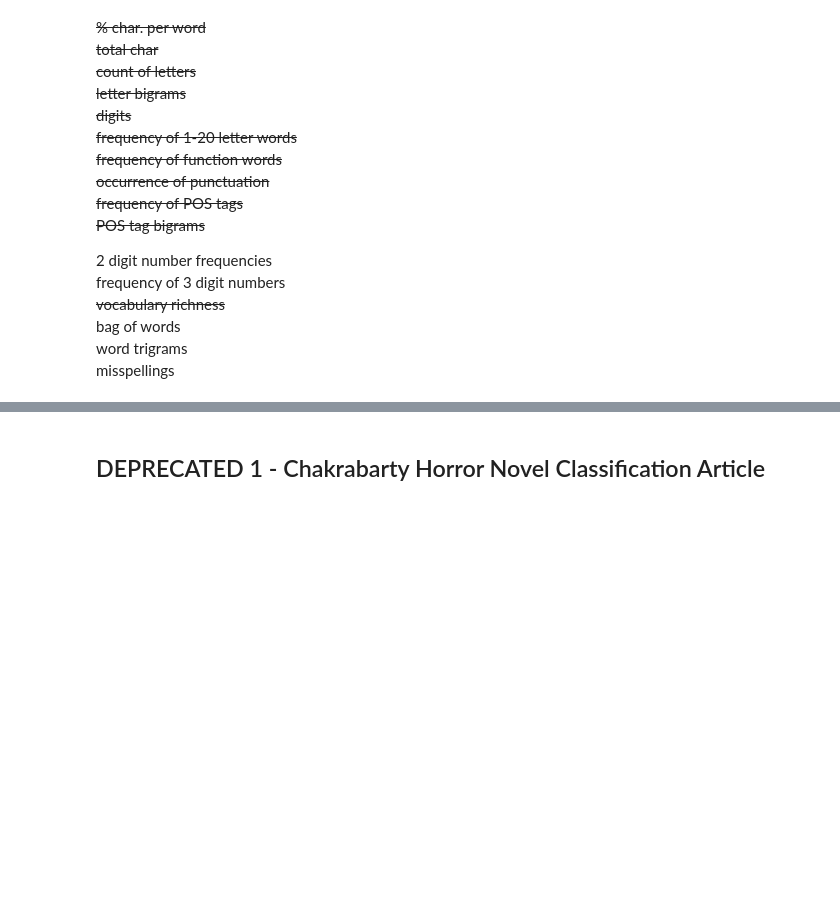
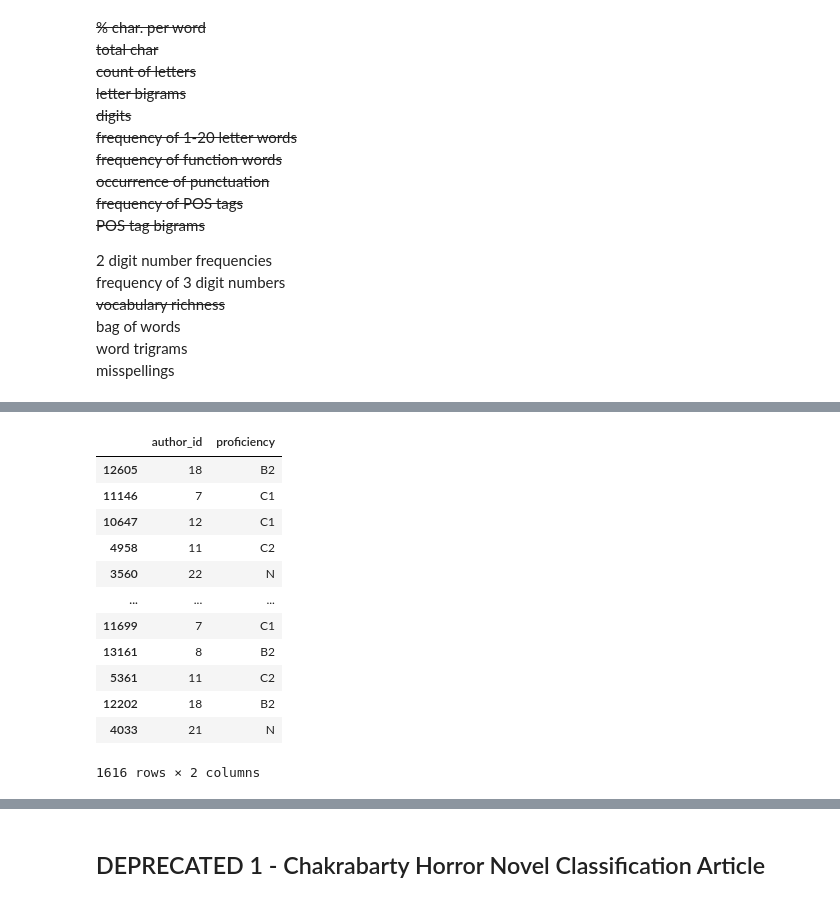
Before and after one commit to CS-433/project2-authclass, a Jupyter notebook: project_2_kaede.ipynb, the cells around one changed output, grey strips where cells are left out. Cells and saved outputs as stored; diff of their text form; code cells hidden in the pictures; blank space fills up the shorter version.

```diff
--- a/project_2_kaede.ipynb
+++ b/project_2_kaede.ipynb
@@ -815,0 +779,14 @@ Mean Accuracy: nan (nan)
+# %%
+# Classify authors & proficiency groups as numbers
+# do we need to ensure all authors are represented in the train data? answer: add a 'none of the above' option. this is called the open world problem.
+
+cmts_aug = pd.read_csv('cmts_aug.csv')
+
+y = cmts_aug['author']
+labelencoder = LabelEncoder()
+y = labelencoder.fit_transform(y)
+cmts_aug['author_id'] = y.tolist()
+y = cmts_aug['proficiency']
+labelencoder = LabelEncoder()
+y = labelencoder.fit_transform(y)
+cmts_aug['proficiency_id'] = y.tolist()
@@ -815,0 +842,5 @@ Mean Accuracy: nan (nan)
+# %%
+X = pd.read_csv('cmts_aug_train_ready.csv')
+X = X.drop(['word_length_distribution'], axis = 1)
+proficiency = X['proficiency']
+X = X.drop(['proficiency'], axis = 1)
@@ -815,0 +900,16 @@ Mean Accuracy: nan (nan)
+# %%
+y_test.merge(proficiency, left_index=True, right_index=True, how='inner')
+# %% [output]
+|  | author_id | proficiency |
+| 12605 | 18 | B2 |
+| 11146 | 7 | C1 |
+| 10647 | 12 | C1 |
+| 4958 | 11 | C2 |
+| 3560 | 22 | N |
+| ... | ... | ... |
+| 11699 | 7 | C1 |
+| 13161 | 8 | B2 |
+| 5361 | 11 | C2 |
+| 12202 | 18 | B2 |
+| 4033 | 21 | N |
+1616 rows × 2 columns
```
Also changed, not shown: parts of 28 cells of this notebook.
